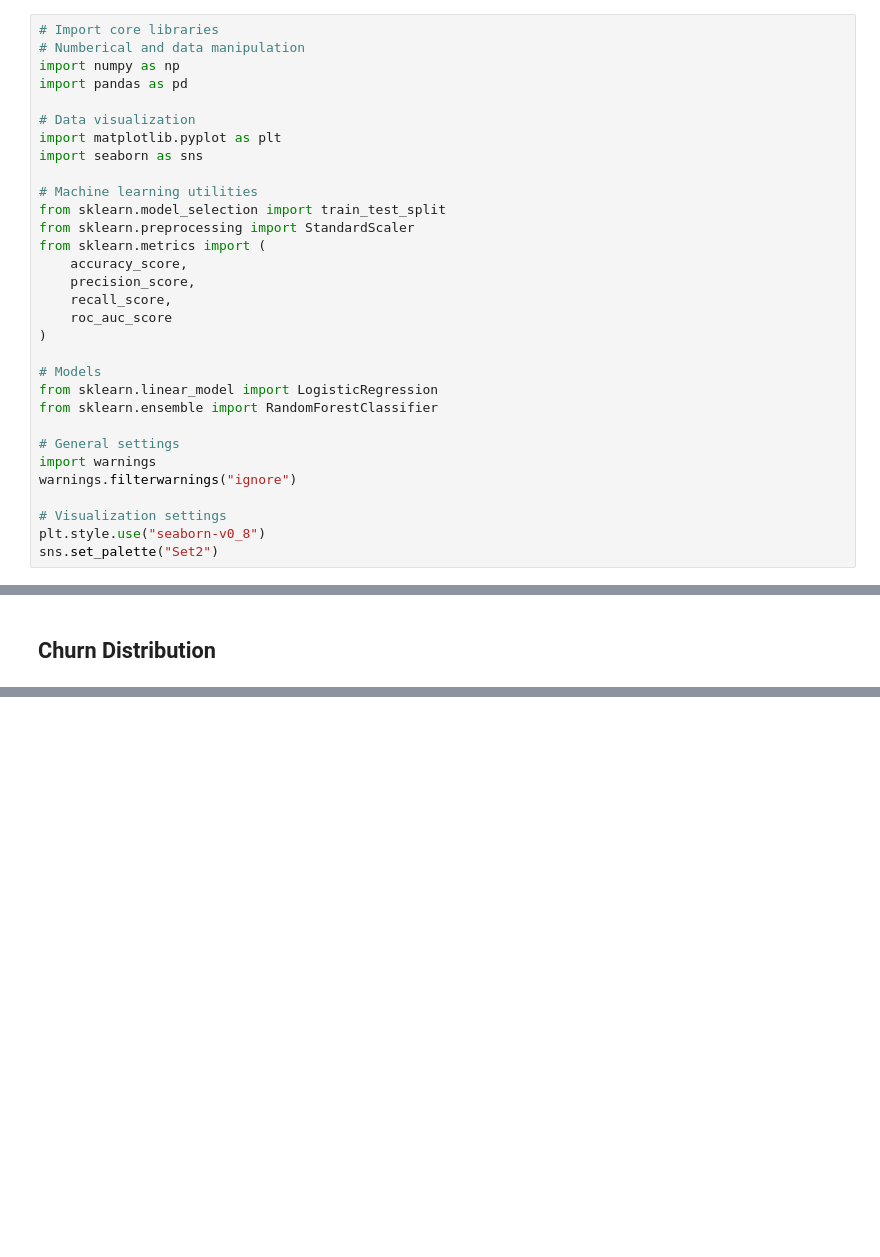
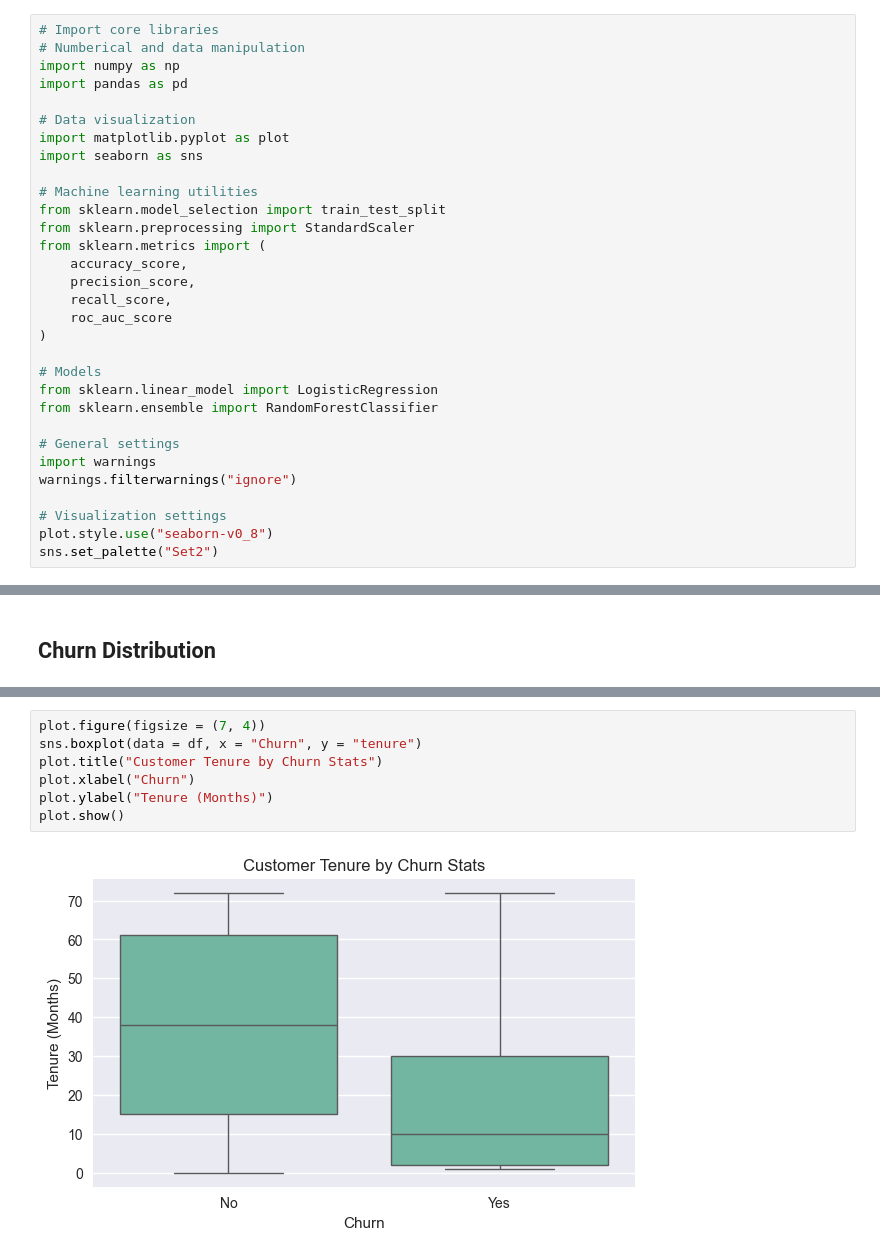
Before and after one commit to mauriciogbarros/customer-churn-prediction, a Jupyter notebook: notebooks/churn_analysis.ipynb, the cells around one changed output, grey strips where cells are left out. Cells and saved outputs as stored; diff of their text form; blank space fills up the shorter version.

Commit message:
Completed churn_analysis and wrote churn_insights

```diff
--- a/notebooks/churn_analysis.ipynb
+++ b/notebooks/churn_analysis.ipynb
@@ -14,7 +14,7 @@ import numpy as np
 import pandas as pd
 
 # Data visualization
-import matplotlib.pyplot as plt
+import matplotlib.pyplot as plot
 import seaborn as sns
 
 # Machine learning utilities
@@ -36,7 +36,7 @@ import warnings
 warnings.filterwarnings("ignore")
 
 # Visualization settings
-plt.style.use("seaborn-v0_8")
+plot.style.use("seaborn-v0_8")
 sns.set_palette("Set2")
 # %% [markdown]
 ## Load the CSV data
@@ -239,0 +233,9 @@ Customers with **month-to-month contracts** show a significantly higher churn ra
+# %%
+plot.figure(figsize = (7, 4))
+sns.boxplot(data = df, x = "Churn", y = "tenure")
+plot.title("Customer Tenure by Churn Stats")
+plot.xlabel("Churn")
+plot.ylabel("Tenure (Months)")
+plot.show()
+# %% [output]
+[figure, added]
```
Also changed, not shown: parts of 47 cells of this notebook, 5 other files.
